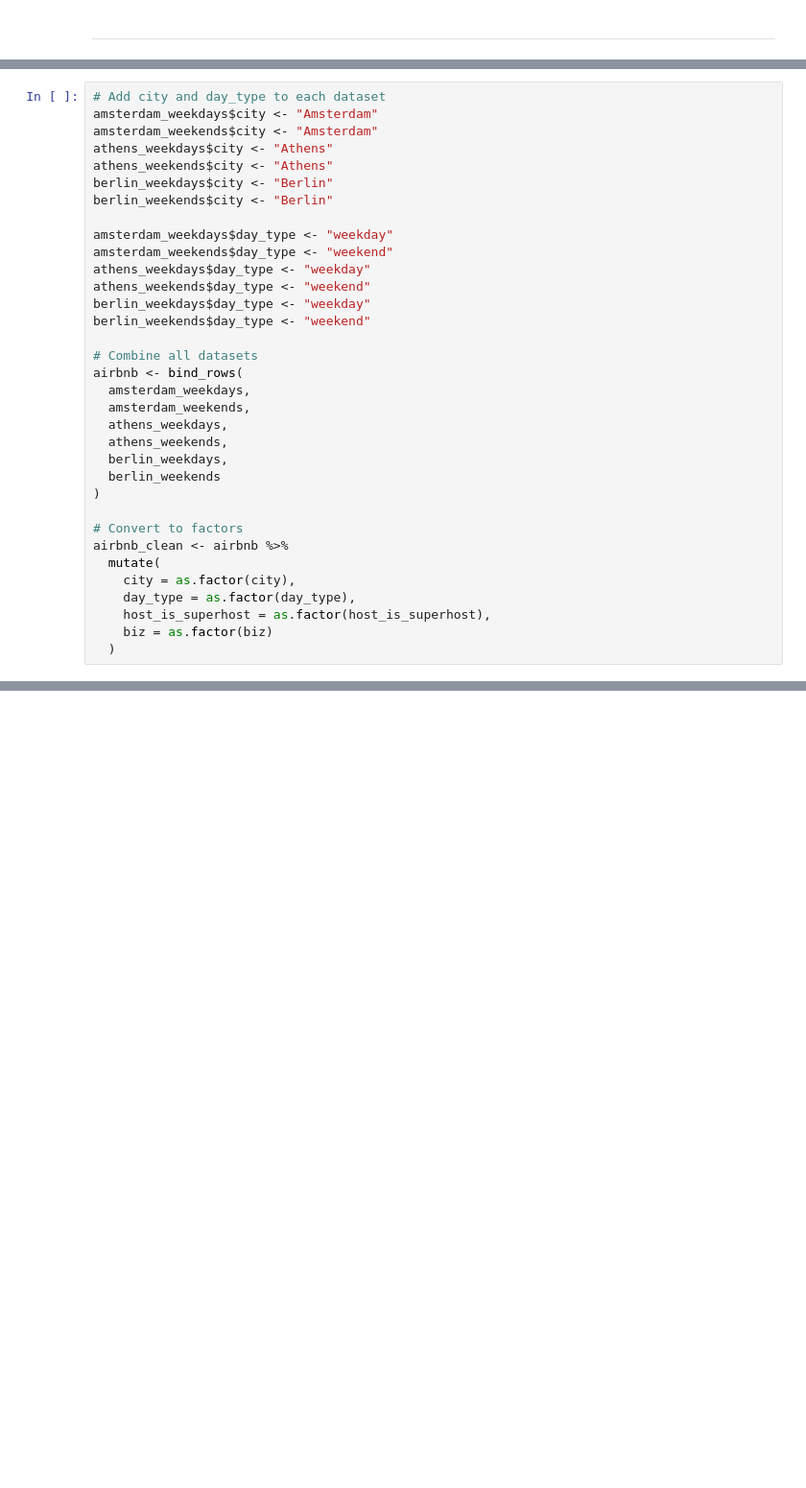
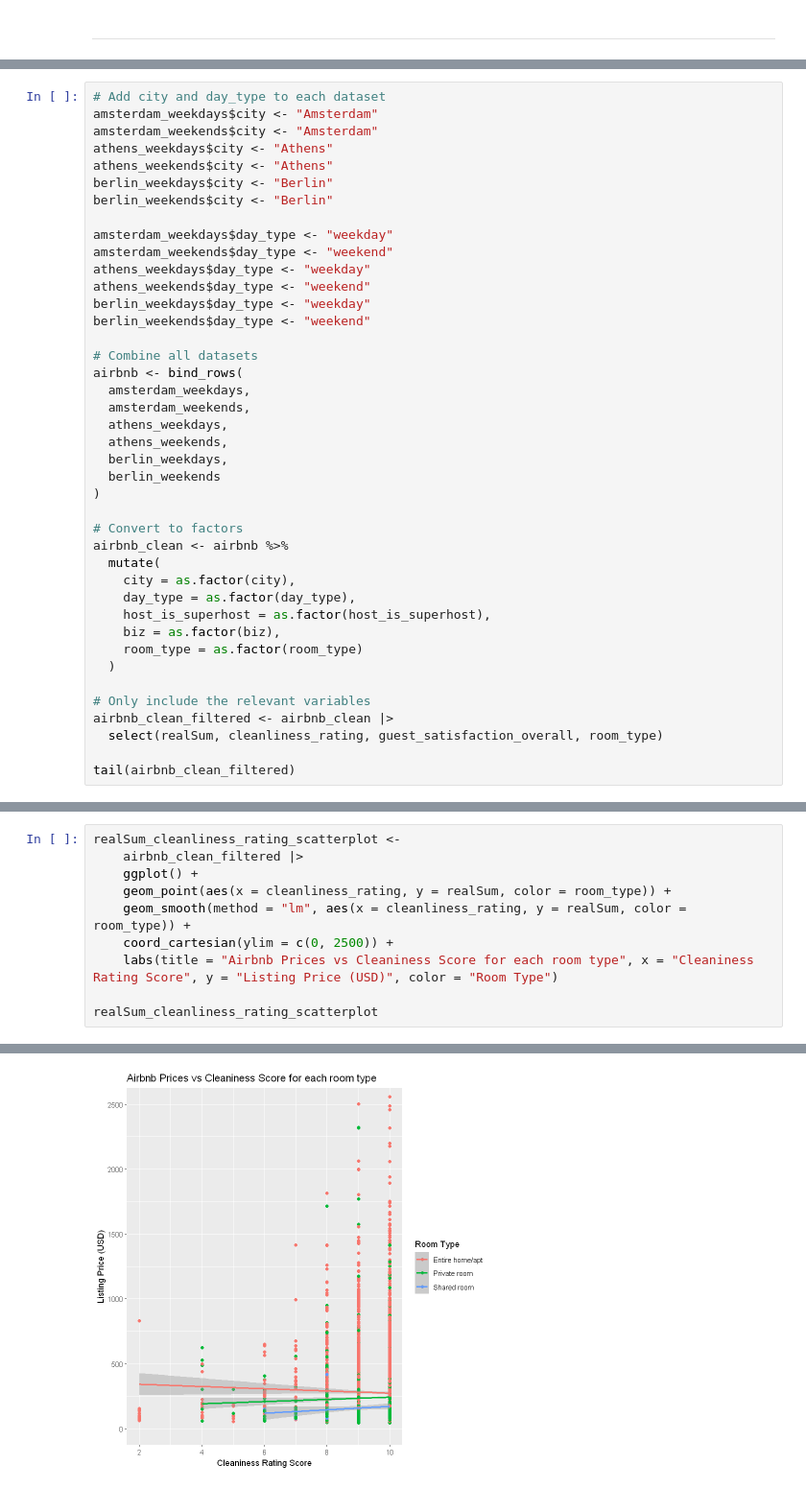
Before and after one commit to mliu000/stat-301-final-report, a Jupyter notebook: final_report.ipynb, the cells around one changed output, grey strips where cells are left out. Shown at 96% size. Cells and saved outputs as stored; diff of their text form; blank space fills up the shorter version.

Commit message:
finished the data visualization

```diff
--- a/final_report.ipynb
+++ b/final_report.ipynb
@@ -110,5 +129,12 @@ airbnb_clean <- airbnb %>%
     city = as.factor(city),
     day_type = as.factor(day_type),
     host_is_superhost = as.factor(host_is_superhost),
-    biz = as.factor(biz)
+    biz = as.factor(biz),
+    room_type = as.factor(room_type)
   )
+
+# Only include the relevant variables
+airbnb_clean_filtered <- airbnb_clean |>
+  select(realSum, cleanliness_rating, guest_satisfaction_overall, room_type)
+
+tail(airbnb_clean_filtered)
@@ -114,0 +157,11 @@ airbnb_clean <- airbnb %>%
+# %%
+realSum_cleanliness_rating_scatterplot <-
+    airbnb_clean_filtered |>
+    ggplot() +
+    geom_point(aes(x = cleanliness_rating, y = realSum, color = room_type)) +
+    geom_smooth(method = "lm", aes(x = cleanliness_rating, y = realSum, color = room_type)) +
+    coord_cartesian(ylim = c(0, 2500)) +
+    labs(title = "Airbnb Prices vs Cleaniness Score for each room type", x = "Cleaniness Rating Score", y = "Listing Price (USD)", color = "Room Type")
+
+realSum_cleanliness_rating_scatterplot
+# %% [output]
@@ -114,0 +169 @@ airbnb_clean <- airbnb %>%
+[figure, added]
```
Also changed, not shown: parts of 13 cells of this notebook.
